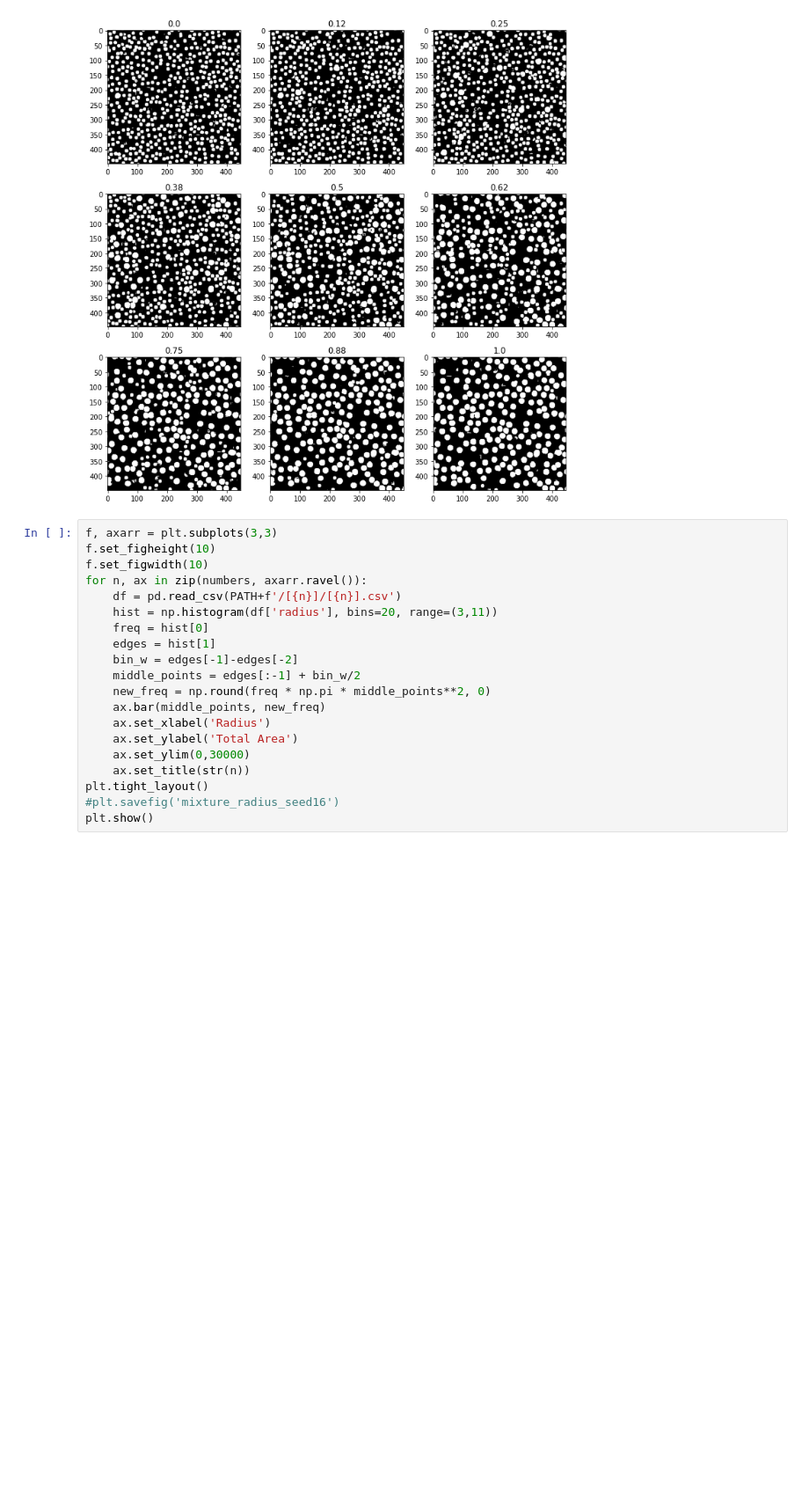
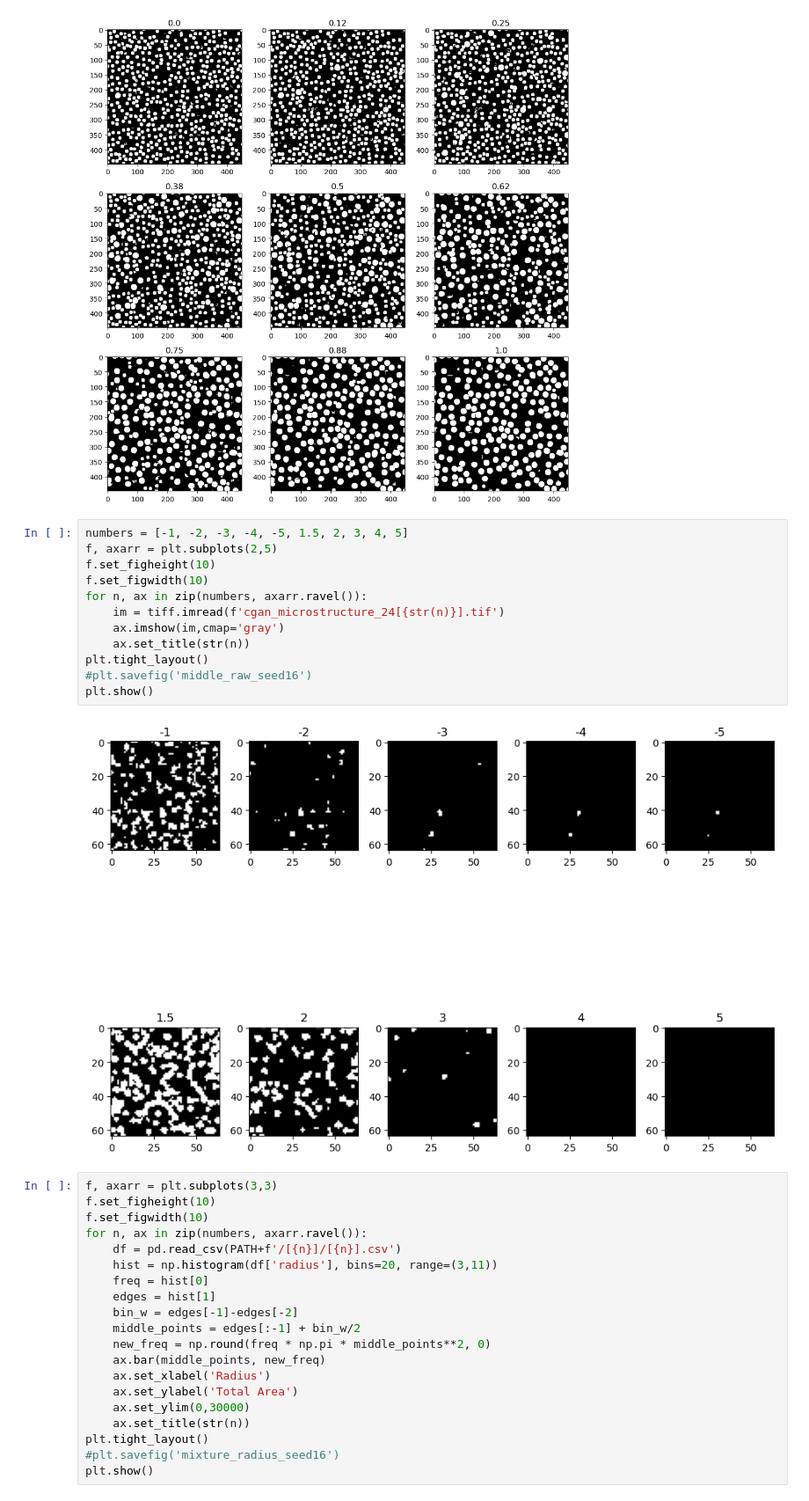
Before and after one commit to katiezzzzz/Gantastic, a Jupyter notebook: conditional_gan_microstructure/cGAN-Micro_Optimisation/trained_generators/microstructure/cgan_microstructure_24/view_images.ipynb, the cells around one changed output. Shown at 88% size. Saved outputs shown, nothing was run; the diff lists cells and outputs as text; blank space fills up the shorter version.

```diff
--- a/conditional_gan_microstructure/cGAN-Micro_Optimisation/trained_generators/microstructure/cgan_microstructure_24/view_images.ipynb
+++ b/conditional_gan_microstructure/cGAN-Micro_Optimisation/trained_generators/microstructure/cgan_microstructure_24/view_images.ipynb
@@ -19,6 +18,20 @@ plt.tight_layout()
 plt.show()
 # %% [output]
 [figure]
+# %%
+numbers = [-1, -2, -3, -4, -5, 1.5, 2, 3, 4, 5]
+f, axarr = plt.subplots(2,5)
+f.set_figheight(10)
+f.set_figwidth(10)
+for n, ax in zip(numbers, axarr.ravel()):
+    im = tiff.imread(f'cgan_microstructure_24[{str(n)}].tif')
+    ax.imshow(im,cmap='gray')
+    ax.set_title(str(n))
+plt.tight_layout()
+#plt.savefig('middle_raw_seed16')
+plt.show()
+# %% [output]
+[figure, added]
 # %%
 f, axarr = plt.subplots(3,3)
 f.set_figheight(10)
```
Also changed, not shown: parts of 1 cell of this notebook, 7 other files.
